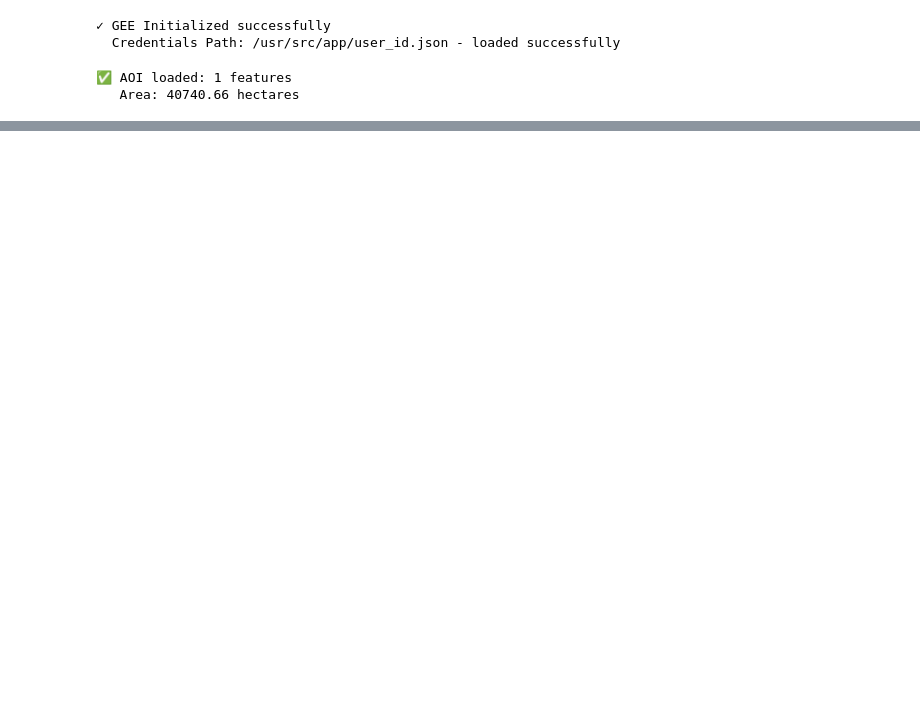
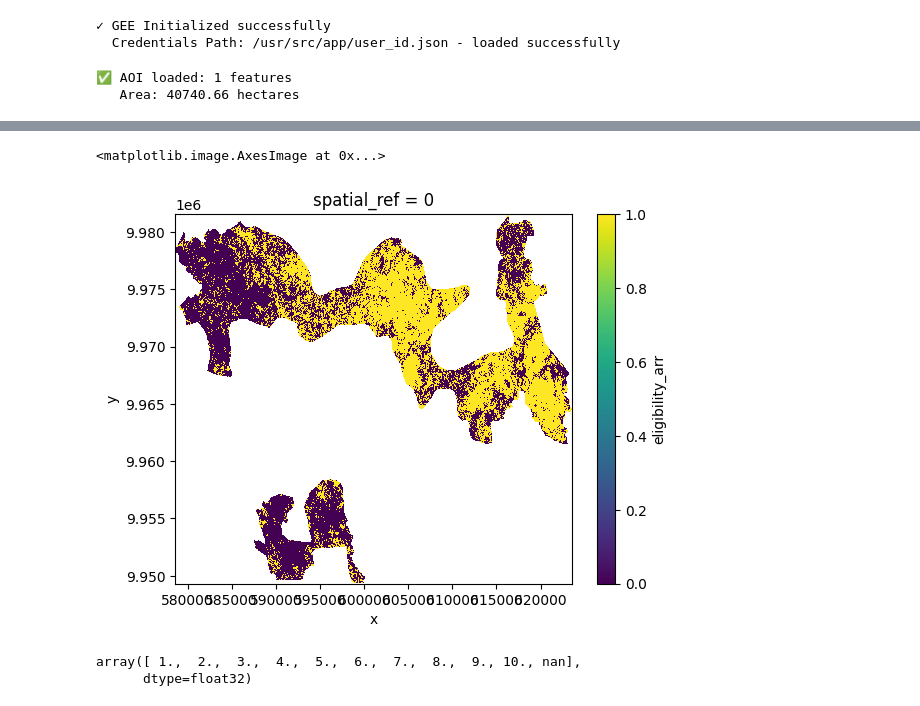
Before and after one commit to miqbalf/gis-carbon-ai, a Jupyter notebook: jupyter/notebooks/02w_merge_historical_current_zone_eligibility.ipynb, the cells around one changed output, grey strips where cells are left out. Cells and saved outputs as stored; diff of their text form; code cells hidden in the pictures; blank space fills up the shorter version.

```diff
--- a/jupyter/notebooks/02w_merge_historical_current_zone_eligibility.ipynb
+++ b/jupyter/notebooks/02w_merge_historical_current_zone_eligibility.ipynb
@@ -462,0 +321,36 @@ Data variables:
+# %%
+## ZONE CLASS LOGIC
+import numpy as np
+
+#tsfresh = 0, then it is 10-years_deforestation_No-Go-Zone (ineligible)
+#tsfresh = 1, then it is eligible, and mark the LC_Go-Zone
+
+# eligibility land cover: in this class
+list_lc_eligible_arr = [2,3,4,9]
+list_lc_not_eligible_arr = [1,5,6,7,8]
+#                 1: 'forest_trees',
+#                 2: 'shrubland',
+#                 3: 'grassland',
+#                 4: 'openland',
+#                 5: 'waterbody_waterlogged',
+#                 6: 'plantation',
+#                 7: 'gray_infrastructure',
+#                 8: 'oil_palm',
+#                 9: 'cropland'
+
+# class_name_map = {
+#     1: 'Forest_Trees_Go-Zone',
+#     2: 'Shrubland_Go-Zone',
+#     3: 'Grassland_Go-Zone',
+#     4: 'Openland_Go-Zone',
+#     5: 'Waterbody_No-Go-Zone',
+#     6: 'Plantation_No_Go-Zone',
+#     7: 'Infrastructure_No_Go-Zone',
+#     8: 'Oil_Palm_No_Go-Zone',
+#     9: 'Cropland_Go-Zone',
+#     10: '10-years_deforestation_No-Go-Zone', #el tsfresh =0
+#     }
+## logic:
+# find the lc in go zone based on list,
+# if overlay with tsfresh = 0, then it is 10-years_deforestation_No-Go-Zone
+# else if overlay with tsfresh = 1, then it is eligible, and mark the LC_Go-Zone
@@ -462,0 +441,10 @@ Data variables:
+# %%
+final_ds.eligibility_arr.plot.imshow()
+# %% [output]
+<matplotlib.image.AxesImage at 0x...>
+[figure, added]
+# %%
+np.unique(subtype_zone_da.values)
+# %% [output]
+array([ 1.,  2.,  3.,  4.,  5.,  6.,  7.,  8.,  9., 10., nan],
+      dtype=float32)
```
Also changed, not shown: parts of 60 cells of this notebook.
